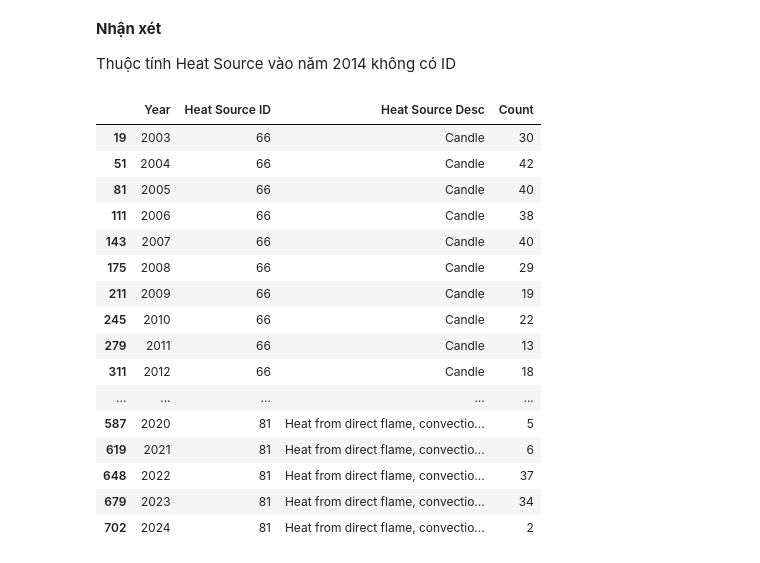
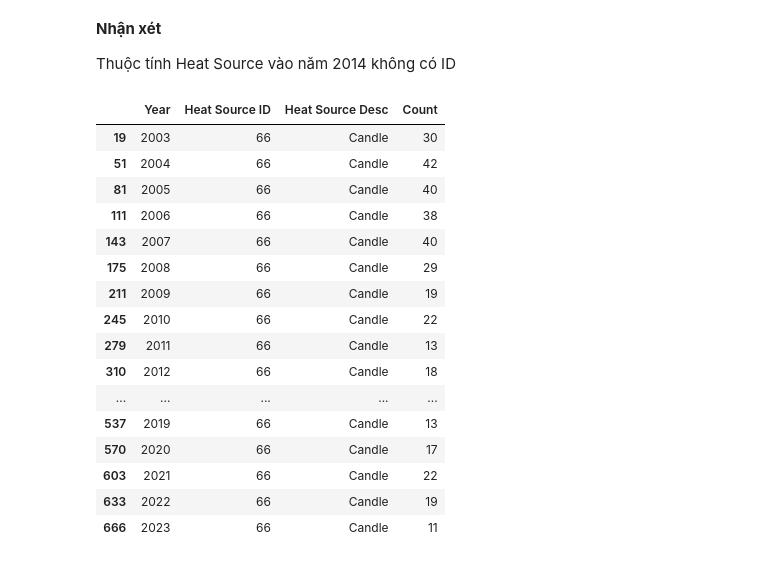
Before and after one commit to NunNunIT/IS217.O21.Nemo-Datawarehouse_OLAP-Fire_Incident, a Jupyter notebook: Preprocessing/dataProcessing.ipynb, the cells around one changed output. Saved outputs shown, nothing was run; the diff lists cells and outputs as text; code cells hidden in the pictures.

```diff
--- a/Preprocessing/dataProcessing.ipynb
+++ b/Preprocessing/dataProcessing.ipynb
@@ -328,7 +357,8 @@ df["Year"] = df["Incident Date"].dt.year
 def get_id_with_value(
     grouped_df: pd.DataFrame,
     col: str,
-    condition: pd.DataFrame.mask):
+    condition: pd.DataFrame.mask
+) -> pd.DataFrame:
     return grouped_df.loc[
         condition, [f"{col} ID", f"{col} Desc"]
     ].drop_duplicates()
@@ -367,7 +397,9 @@ def replace_value_from_hash_df(
 
         new_df.loc[
             (new_df[f"{col} ID"] == row_id) &
-            (new_df[f"{col} Desc"] != row_new_desc),
+            (new_df[f"{col} ID"] != "_") &
+            (new_df[f"{col} Desc"] != row_new_desc) &
+            (new_df[f"{col} Desc"] != "_"),
             f"{col} Desc"
         ] = row_new_desc
 
@@ -393,13 +425,14 @@ def handle_each(
     grouped_df = new_df.groupby([
         f"{col} ID",
         f"{col} Desc",
-        "Year"
+        "Year",
+        "Month"
     ]).size().reset_index()
 
     id_with_old_value_df = get_id_with_value(
         grouped_df,
         col,
-        grouped_df["Year"] <= 2013
+        ((grouped_df["Year"] <= 2013))
     )
 
     # print(id_with_old_value_df)
@@ -407,7 +440,7 @@ def handle_each(
     id_with_new_value_df = get_id_with_value(
         grouped_df,
         col,
-        grouped_df["Year"] >= 2015
+        (grouped_df["Year"] >= 2015 | ((grouped_df["Year"] == 2014) & (grouped_df["Month"] >= 6)))
     )
 
     # print(id_with_new_value_df)
@@ -432,15 +465,3 @@ def handle(
     for col in lst_col:
         new_df = handle_each(new_df, col)
     return new_df
-# %%
-lst = [
-    'Primary Situation',
-    'Action Taken Primary',
-    'Property Use',
-    'Ignition Cause',
-    'Ignition Factor Primary',
-    'Ignition Factor Secondary',
-    # 'Heat Source',
-    'Structure Type'
-]
-new_df = handle(df, lst)
@@ -613,39 +634,39 @@ Thuộc tính Heat Source vào năm 2014 không có ID
 # %%
 lst = [
     'Heat Source'
 ]
 
-for col in lst:
-    df_temp = set_id(df_temp, col)
-    df_temp = set_desc(df_temp, col)
+# for col in lst:
+#     df_temp = set_id(df_temp, col)
+#     df_temp = set_desc(df_temp, col)
 
 # Đếm số lượng theo nhóm dựa trên "Year", "Heat Source ID" và "Heat Source Desc"
-grouped_count = df_temp.groupby(["Year", "Heat Source ID", "Heat Source Desc"]).size()
+grouped_count = new_df_2.groupby(["Year", "Heat Source ID", "Heat Source Desc"]).size()
 
 # Chuyển kết quả đếm số lượng theo nhóm thành DataFrame và sắp xếp theo cột "Heat Source ID"
 result_df = grouped_count.reset_index(name='Count').sort_values(by=['Heat Source Desc', 'Year'])
 
 # In ra DataFrame kết quả
 # result_df
 
 # In một số cái ID
-result_df[result_df["Heat Source Desc"].isin(["Candle","Cigarette	", "Heat from direct flame, convection currents"])]
+result_df[result_df["Heat Source Desc"].isin(["Candle"])]
 # %% [output]
 |  | Year | Heat Source ID | Heat Source Desc | Count |
 | 19 | 2003 | 66 | Candle | 30 |
 | 51 | 2004 | 66 | Candle | 42 |
 | 81 | 2005 | 66 | Candle | 40 |
 | 111 | 2006 | 66 | Candle | 38 |
 | 143 | 2007 | 66 | Candle | 40 |
 | 175 | 2008 | 66 | Candle | 29 |
 | 211 | 2009 | 66 | Candle | 19 |
 | 245 | 2010 | 66 | Candle | 22 |
 | 279 | 2011 | 66 | Candle | 13 |
-| 311 | 2012 | 66 | Candle | 18 |
+| 310 | 2012 | 66 | Candle | 18 |
 | ... | ... | ... | ... | ... |
-| 587 | 2020 | 81 | Heat from direct flame, convectio... | 5 |
-| 619 | 2021 | 81 | Heat from direct flame, convectio... | 6 |
-| 648 | 2022 | 81 | Heat from direct flame, convectio... | 37 |
-| 679 | 2023 | 81 | Heat from direct flame, convectio... | 34 |
-| 702 | 2024 | 81 | Heat from direct flame, convectio... | 2 |
+| 537 | 2019 | 66 | Candle | 13 |
+| 570 | 2020 | 66 | Candle | 17 |
+| 603 | 2021 | 66 | Candle | 22 |
+| 633 | 2022 | 66 | Candle | 19 |
+| 666 | 2023 | 66 | Candle | 11 |
 # %%
```
Also changed, not shown: parts of 28 cells of this notebook.
